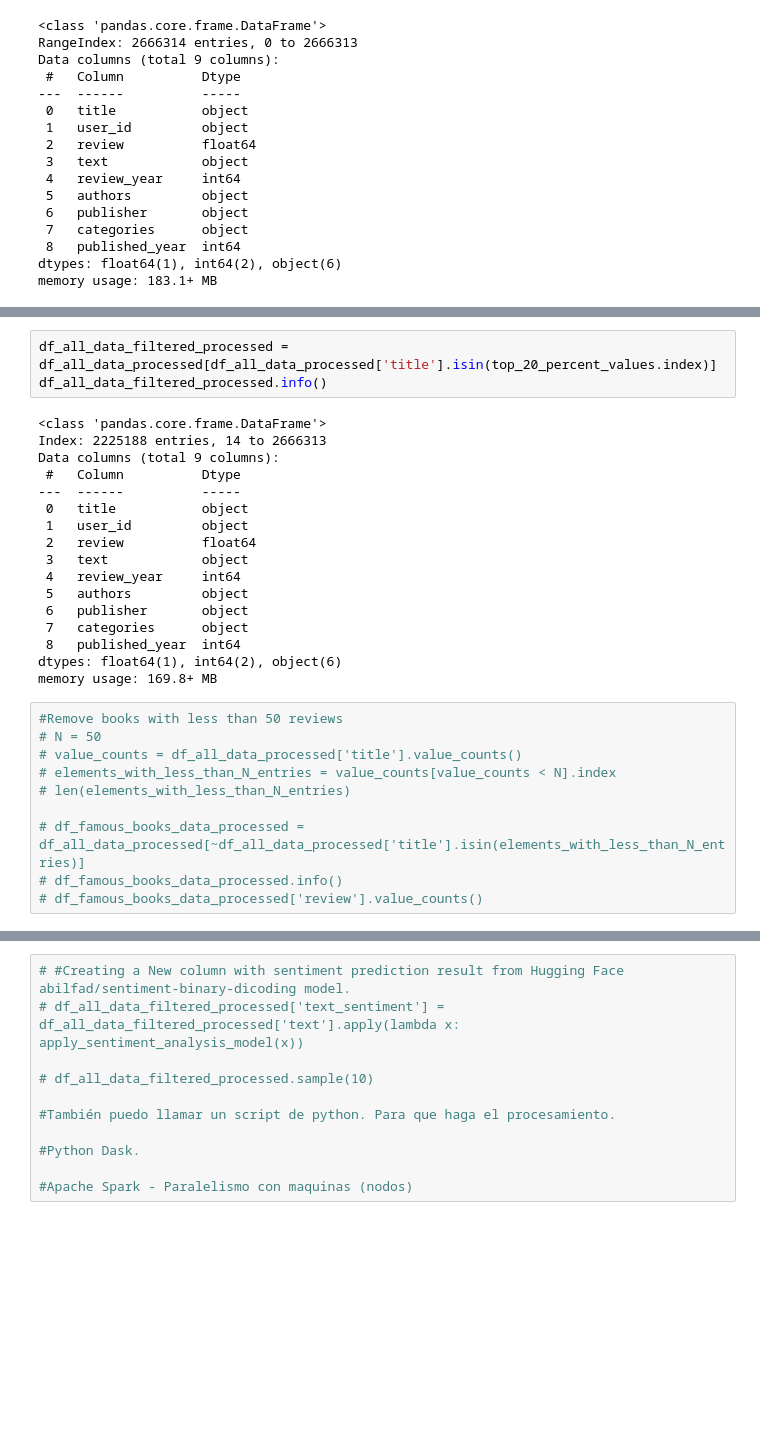
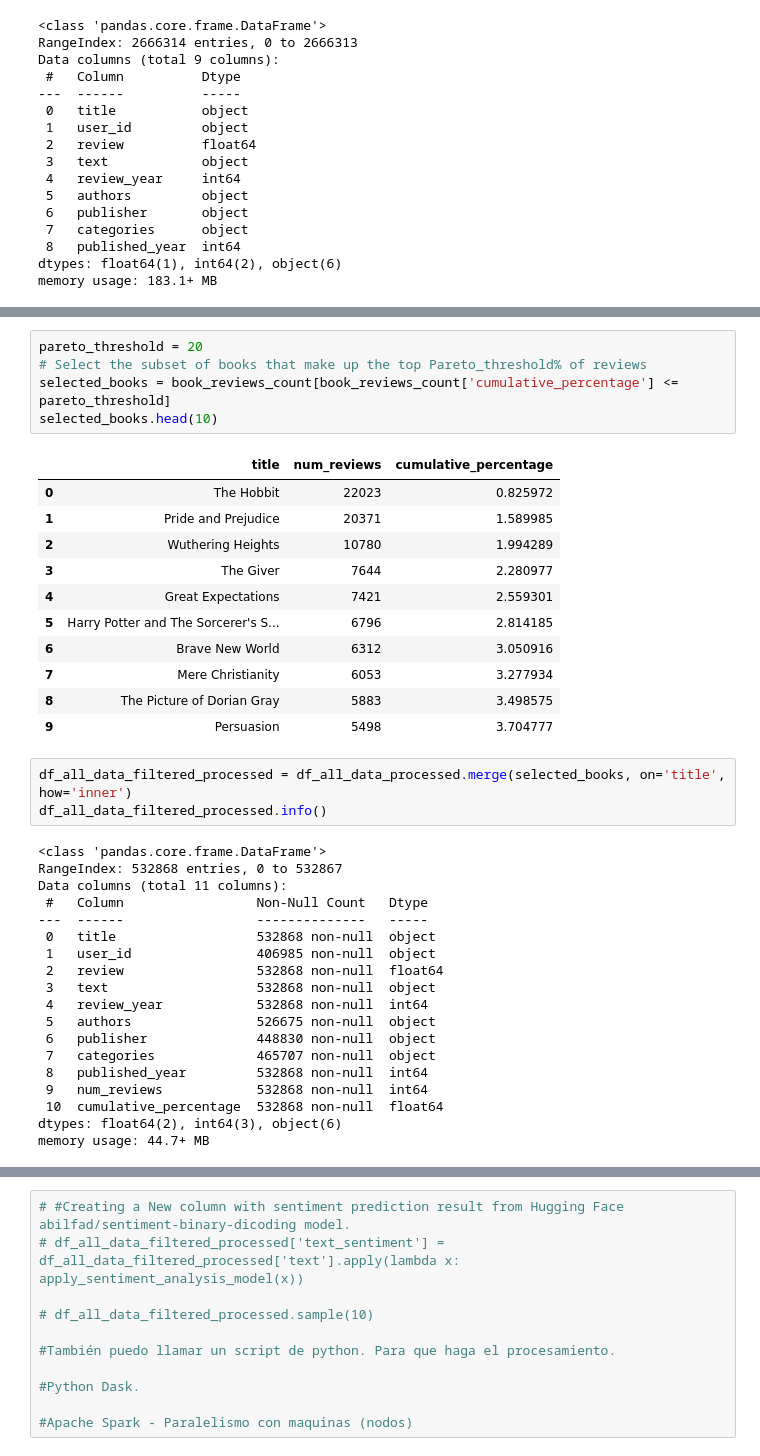
Before and after one commit to arnaldochm/final_project_nlp, a Jupyter notebook: notebooks/notebook_Data_Cleaning.ipynb, the cells around one changed output, grey strips where cells are left out. Saved outputs shown, nothing was run; the diff lists cells and outputs as text; blank space fills up the shorter version.

```diff
--- a/notebooks/notebook_Data_Cleaning.ipynb
+++ b/notebooks/notebook_Data_Cleaning.ipynb
@@ -433,33 +474,42 @@ Name: proportion, Length: 37670, dtype: float64
+# %%
+pareto_threshold = 20
+# Select the subset of books that make up the top Pareto_threshold% of reviews
+selected_books = book_reviews_count[book_reviews_count['cumulative_percentage'] <= pareto_threshold]
+selected_books.head(10)
+# %% [output]
+|  | title | num_reviews | cumulative_percentage |
+| 0 | The Hobbit | 22023 | 0.825972 |
+| 1 | Pride and Prejudice | 20371 | 1.589985 |
+| 2 | Wuthering Heights | 10780 | 1.994289 |
+| 3 | The Giver | 7644 | 2.280977 |
+| 4 | Great Expectations | 7421 | 2.559301 |
+| 5 | Harry Potter and The Sorcerer's S... | 6796 | 2.814185 |
+| 6 | Brave New World | 6312 | 3.050916 |
+| 7 | Mere Christianity | 6053 | 3.277934 |
+| 8 | The Picture of Dorian Gray | 5883 | 3.498575 |
+| 9 | Persuasion | 5498 | 3.704777 |
 # %%
-df_all_data_filtered_processed = df_all_data_processed[df_all_data_processed['title'].isin(top_20_percent_values.index)]
+df_all_data_filtered_processed = df_all_data_processed.merge(selected_books, on='title', how='inner')
 df_all_data_filtered_processed.info()
 # %% [output]
 <class 'pandas.core.frame.DataFrame'>
-Index: 2225188 entries, 14 to 2666313
-Data columns (total 9 columns):
- #   Column          Dtype
----  ------          -----
- 0   title           object
- 1   user_id         object
- 2   review          float64
- 3   text            object
- 4   review_year     int64
- 5   authors         object
- 6   publisher       object
- 7   categories      object
- 8   published_year  int64
-dtypes: float64(1), int64(2), object(6)
-memory usage: 169.8+ MB
+RangeIndex: 532868 entries, 0 to 532867
+Data columns (total 11 columns):
+ #   Column                 Non-Null Count   Dtype
+---  ------                 --------------   -----
+ 0   title                  532868 non-null  object
+ 1   user_id                406985 non-null  object
+ 2   review                 532868 non-null  float64
+ 3   text                   532868 non-null  object
+ 4   review_year            532868 non-null  int64
+ 5   authors                526675 non-null  object
+ 6   publisher              448830 non-null  object
+ 7   categories             465707 non-null  object
+ 8   published_year         532868 non-null  int64
+ 9   num_reviews            532868 non-null  int64
+ 10  cumulative_percentage  532868 non-null  float64
+dtypes: float64(2), int64(3), object(6)
+memory usage: 44.7+ MB
-# %%
-#Remove books with less than 50 reviews
-# N = 50
-# value_counts = df_all_data_processed['title'].value_counts()
-# elements_with_less_than_N_entries = value_counts[value_counts < N].index
-# len(elements_with_less_than_N_entries)
-
-# df_famous_books_data_processed = df_all_data_processed[~df_all_data_processed['title'].isin(elements_with_less_than_N_entries)]
-# df_famous_books_data_processed.info()
-# df_famous_books_data_processed['review'].value_counts()
 # %%
 df_all_data_filtered_processed['review'].value_counts()
 # %% [output]
```
Also changed, not shown: parts of 41 cells of this notebook.
